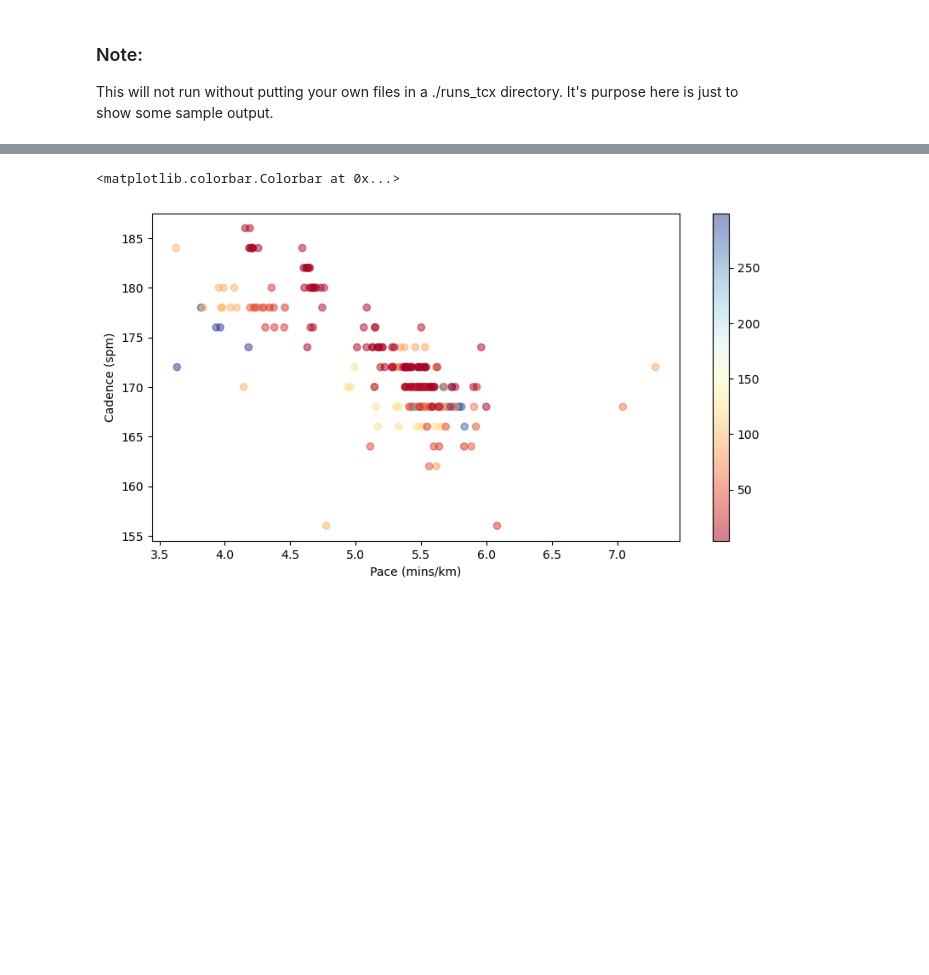
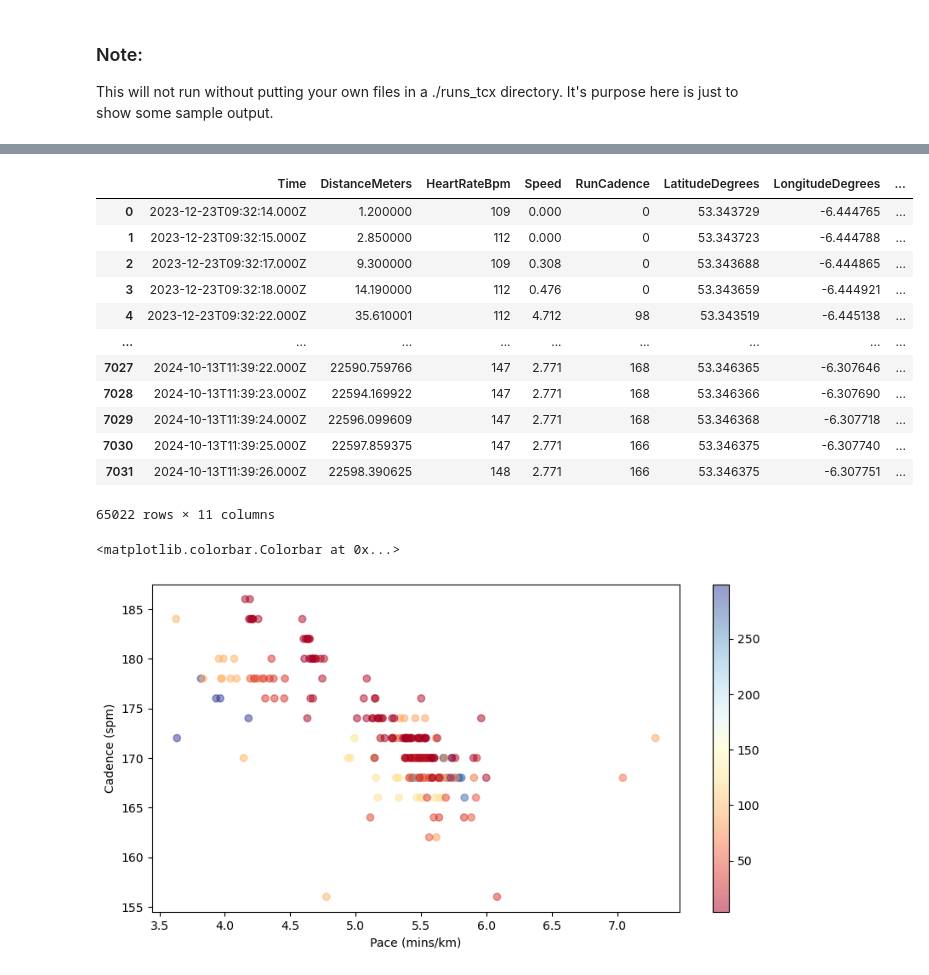
Before and after one commit to EricNeville/GarminTCXReader, a Jupyter notebook: analysis.ipynb, the cells around one changed output, grey strips where cells are left out. Drawn from its saved outputs; the diff is of its cells as text; code cells hidden in the pictures; blank space fills up the shorter version.

```diff
--- a/analysis.ipynb
+++ b/analysis.ipynb
@@ -28,3 +44,19 @@ tp_df = pd.concat(tp_dfs)
+# %%
+tp_df
+# %% [output]
+|  | Time | DistanceMeters | HeartRateBpm | Speed | RunCadence | LatitudeDegrees | LongitudeDegrees | ... |
+| 0 | 2023-12-23T09:32:14.000Z | 1.200000 | 109 | 0.000 | 0 | 53.343729 | -6.444765 | ... |
+| 1 | 2023-12-23T09:32:15.000Z | 2.850000 | 112 | 0.000 | 0 | 53.343723 | -6.444788 | ... |
+| 2 | 2023-12-23T09:32:17.000Z | 9.300000 | 109 | 0.308 | 0 | 53.343688 | -6.444865 | ... |
+| 3 | 2023-12-23T09:32:18.000Z | 14.190000 | 112 | 0.476 | 0 | 53.343659 | -6.444921 | ... |
+| 4 | 2023-12-23T09:32:22.000Z | 35.610001 | 112 | 4.712 | 98 | 53.343519 | -6.445138 | ... |
+| ... | ... | ... | ... | ... | ... | ... | ... | ... |
+| 7027 | 2024-10-13T11:39:22.000Z | 22590.759766 | 147 | 2.771 | 168 | 53.346365 | -6.307646 | ... |
+| 7028 | 2024-10-13T11:39:23.000Z | 22594.169922 | 147 | 2.771 | 168 | 53.346366 | -6.307690 | ... |
+| 7029 | 2024-10-13T11:39:24.000Z | 22596.099609 | 147 | 2.771 | 168 | 53.346368 | -6.307718 | ... |
+| 7030 | 2024-10-13T11:39:25.000Z | 22597.859375 | 147 | 2.771 | 166 | 53.346375 | -6.307740 | ... |
+| 7031 | 2024-10-13T11:39:26.000Z | 22598.390625 | 148 | 2.771 | 166 | 53.346375 | -6.307751 | ... |
+65022 rows × 11 columns
 # %%
 fig, ax = plt.subplots(figsize = (10,5))
 plot_df = lap_df.loc[lap_df.AvgRunCadence>100]
```
Also changed, not shown: parts of 1 cell of this notebook.
